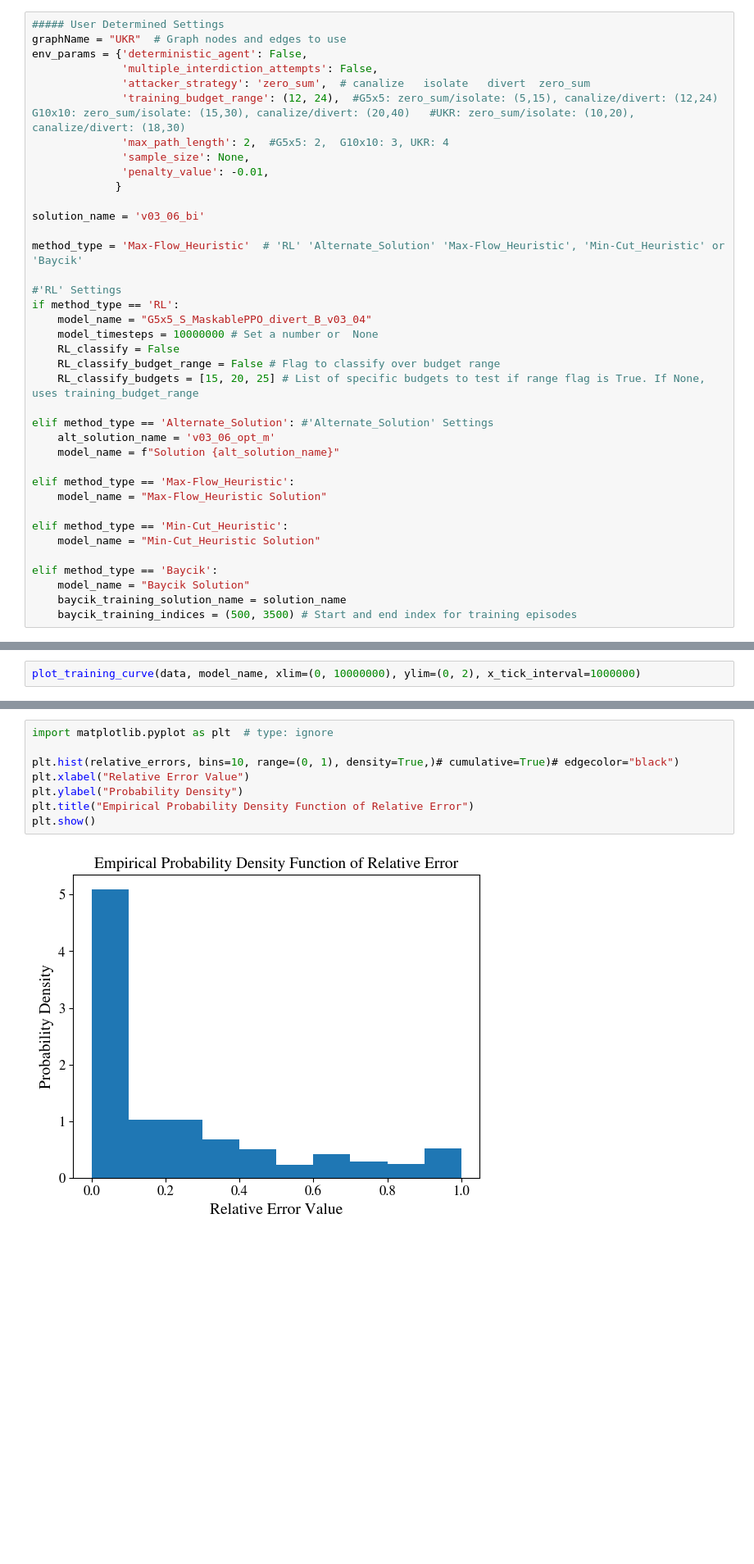
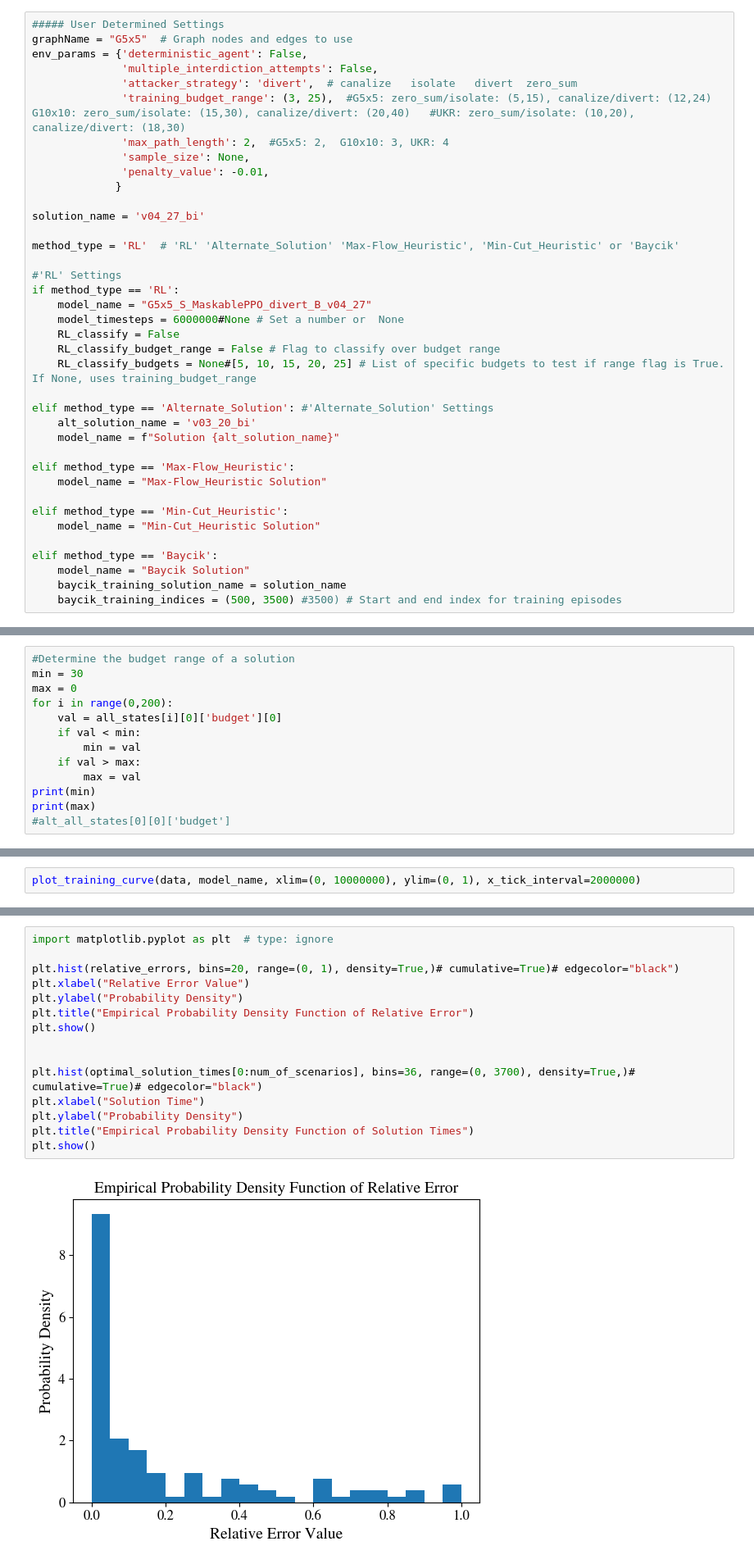
Before and after one commit to m-r-webb/RL-Threat-Adaptive-Network-Interdiction, a Jupyter notebook: Code/Method_Evaluation.ipynb, the cells around one changed output, grey strips where cells are left out. Shown at 82% size. Cells and saved outputs as stored; diff of their text form; blank space fills up the shorter version.

Commit message:
Update Method_Evaluation.ipynb
Updated from SuperCloud

```diff
--- a/Code/Method_Evaluation.ipynb
+++ b/Code/Method_Evaluation.ipynb
@@ -40,30 +39,30 @@ import env_TA as ce
 ### Input Parameters
 # %%
 ##### User Determined Settings
-graphName = "UKR"  # Graph nodes and edges to use
+graphName = "G5x5"  # Graph nodes and edges to use
 env_params = {'deterministic_agent': False,
               'multiple_interdiction_attempts': False,
-              'attacker_strategy': 'zero_sum',  # canalize   isolate   divert  zero_sum
-              'training_budget_range': (12, 24),  #G5x5: zero_sum/isolate: (5,15), canalize/divert: (12,24) G10x10: zero_sum/isolate: (15,30), canalize/divert: (20,40)   #UKR: zero_sum/isolate: (10,20), canalize/divert: (18,30)
+              'attacker_strategy': 'divert',  # canalize   isolate   divert  zero_sum
+              'training_budget_range': (3, 25),  #G5x5: zero_sum/isolate: (5,15), canalize/divert: (12,24) G10x10: zero_sum/isolate: (15,30), canalize/divert: (20,40)   #UKR: zero_sum/isolate: (10,20), canalize/divert: (18,30)
               'max_path_length': 2,  #G5x5: 2,  G10x10: 3, UKR: 4
               'sample_size': None,
               'penalty_value': -0.01,
              }
 
-solution_name = 'v03_06_bi'
+solution_name = 'v04_27_bi'
 
-method_type = 'Max-Flow_Heuristic'  # 'RL' 'Alternate_Solution' 'Max-Flow_Heuristic', 'Min-Cut_Heuristic' or 'Baycik'
+method_type = 'RL'  # 'RL' 'Alternate_Solution' 'Max-Flow_Heuristic', 'Min-Cut_Heuristic' or 'Baycik'
 
 #'RL' Settings
 if method_type == 'RL':
-    model_name = "G5x5_S_MaskablePPO_divert_B_v03_04"
-    model_timesteps = 10000000 # Set a number or  None
+    model_name = "G5x5_S_MaskablePPO_divert_B_v04_27"
+    model_timesteps = 6000000#None # Set a number or  None
     RL_classify = False
     RL_classify_budget_range = False # Flag to classify over budget range
-    RL_classify_budgets = [15, 20, 25] # List of specific budgets to test if range flag is True. If None, uses training_budget_range
+    RL_classify_budgets = None#[5, 10, 15, 20, 25] # List of specific budgets to test if range flag is True. If None, uses training_budget_range
 
 elif method_type == 'Alternate_Solution': #'Alternate_Solution' Settings
-    alt_solution_name = 'v03_06_opt_m'
+    alt_solution_name = 'v03_20_bi'
     model_name = f"Solution {alt_solution_name}"
 
 elif method_type == 'Max-Flow_Heuristic':
@@ -75,7 +74,7 @@ elif method_type == 'Min-Cut_Heuristic':
 elif method_type == 'Baycik':
     model_name = "Baycik Solution"
     baycik_training_solution_name = solution_name
-    baycik_training_indices = (500, 3500) # Start and end index for training episodes
+    baycik_training_indices = (500, 3500) #3500) # Start and end index for training episodes
 # %% [markdown]
 ### Create Environment, Agent, and Load Optimal Solutions
 # %%
@@ -198,0 +213,13 @@ Optimal Actions:  [[(2, 12), (4, 14), (6, 16), (8, 18), (9, 19), (11, 21)], [(43
+# %%
+#Determine the budget range of a solution
+min = 30
+max = 0
+for i in range(0,200):
+    val = all_states[i][0]['budget'][0]
+    if val < min:
+        min = val
+    if val > max:
+        max = val
+print(min)
+print(max)
+#alt_all_states[0][0]['budget']
@@ -483,5 +513,5 @@ def plot_graph_with_node_types(nodes, edges, interdiction_counts,
 # %% [markdown]
 ### Plots
 # %%
-plot_training_curve(data, model_name, xlim=(0, 10000000), ylim=(0, 2), x_tick_interval=1000000)
+plot_training_curve(data, model_name, xlim=(0, 10000000), ylim=(0, 1), x_tick_interval=2000000)
 # %% [output]
@@ -1030,10 +1114,17 @@ env._calculate_canalize_objective_and_flows()
 # %%
 import matplotlib.pyplot as plt  # type: ignore
 
-plt.hist(relative_errors, bins=10, range=(0, 1), density=True,)# cumulative=True)# edgecolor="black")
+plt.hist(relative_errors, bins=20, range=(0, 1), density=True,)# cumulative=True)# edgecolor="black")
 plt.xlabel("Relative Error Value")
 plt.ylabel("Probability Density")
 plt.title("Empirical Probability Density Function of Relative Error")
 plt.show()
+
+
+plt.hist(optimal_solution_times[0:num_of_scenarios], bins=36, range=(0, 3700), density=True,)# cumulative=True)# edgecolor="black")
+plt.xlabel("Solution Time")
+plt.ylabel("Probability Density")
+plt.title("Empirical Probability Density Function of Solution Times")
+plt.show()
 # %% [output]
-[figure, old version]
+[figure, new version]
```
Also changed, not shown: parts of 29 cells of this notebook.
